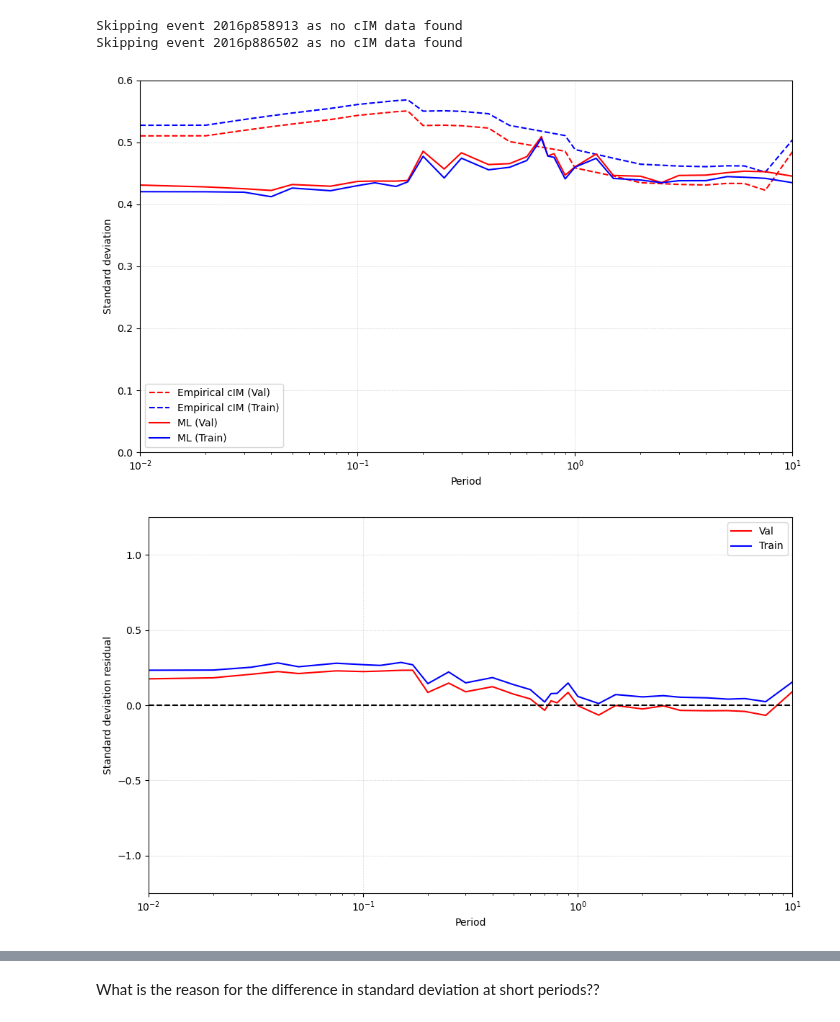
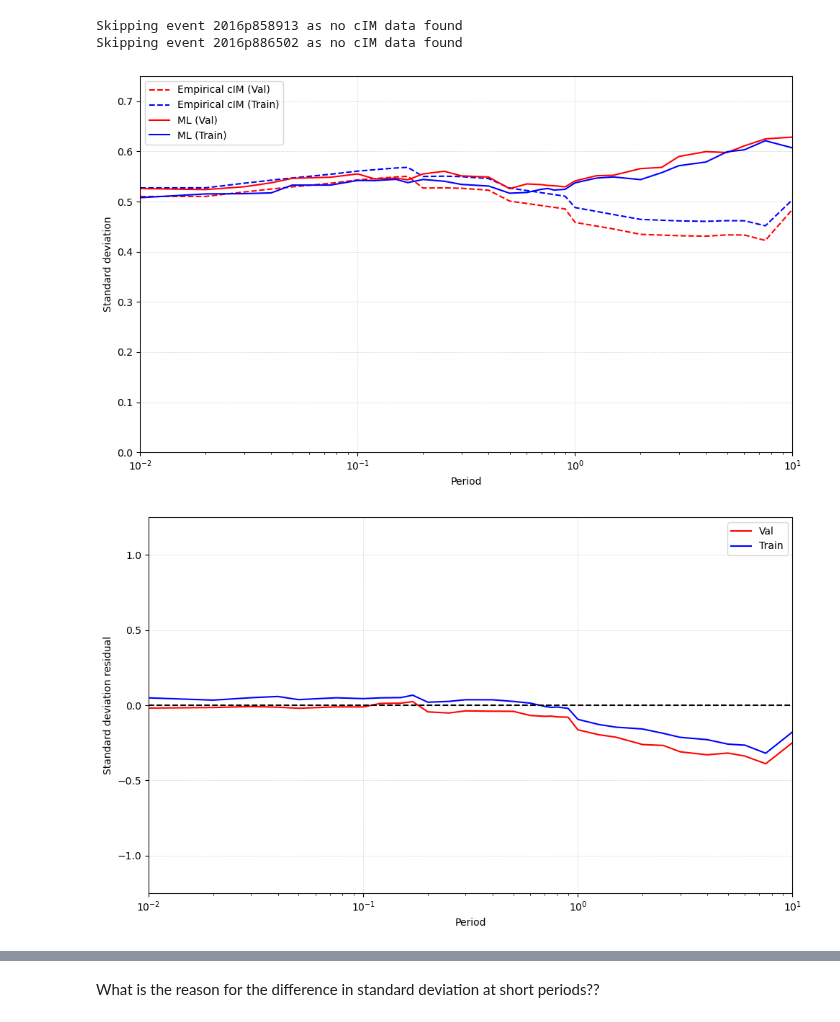
Before and after one commit to claudio525/post_event_gm_gnn, a Jupyter notebook: sim_ranking/explore/pred_std_comparison.ipynb, the cells around one changed output, grey strips where cells are left out. Saved outputs shown, nothing was run; the diff lists cells and outputs as text; code cells hidden in the pictures.

```diff
--- a/sim_ranking/explore/pred_std_comparison.ipynb
+++ b/sim_ranking/explore/pred_std_comparison.ipynb
@@ -11,7 +11,8 @@ import matplotlib.pyplot as plt
 import sim_ranking as sr
 import ml_tools as mlt
 # %%
-ml_results_dir=  Path("/Users/claudy/dev/work/data/sim_ranking/results/ml/0708_0758_syn_lb_20_100_SCweighted_L2Bal_perIM")
+# ml_results_dir=  Path("/Users/claudy/dev/work/data/sim_ranking/results/ml/0708_0758_syn_lb_20_100_SCweighted_L2Bal_perIM")
+ml_results_dir=  Path("/Users/claudy/dev/work/data/sim_ranking/results/ml/0709_1051_syn_lb_20_100_SCweighted_L2Bal")
 emp_results_dir = Path("/Users/claudy/dev/work/data/sim_ranking/results/20240301_comparison/synthethic/emp_cIM_perturbed_100r")
 
 db_ffp = Path("/Users/claudy/dev/work/data/sim_ranking/emp_realisations/perturbed_0313_100r/gm_db_emp.sqlite")
@@ -60,25 +61,25 @@ ml_std_cols = [f"{cur_key}_wstd" for cur_key in sr.constants.PSA_KEYS]
 # %%
 # Plot the standard deviation of the ML and the empirical cIM approach
 fig = plt.figure(figsize=(10, 6))
 
 plt.semilogx(sr.constants.PERIODS, val_emp_std_df[sr.constants.PSA_KEYS].mean(), label="Empirical cIM (Val)", c="r", linestyle="--")
 plt.semilogx(sr.constants.PERIODS, train_emp_std_df[sr.constants.PSA_KEYS].mean(), label="Empirical cIM (Train)", c="b", linestyle="--")
 
 plt.semilogx(sr.constants.PERIODS, val_sc_sum_df[ml_std_cols].mean(), label="ML (Val)", c="r")
 plt.semilogx(sr.constants.PERIODS, train_sc_sum_df[ml_std_cols].mean(), label="ML (Train)",  c="b")
 
 plt.xlabel("Period")
 plt.ylabel("Standard deviation")
 plt.legend()
 plt.grid(linewidth=0.5, alpha=0.5, linestyle="--")
 
 plt.xlim(0.01, 10)
-plt.ylim(0, 0.6)
+plt.ylim(0, 0.75)
 
 fig.tight_layout()
 plt.show()
 # %% [output]
-[figure, old version]
+[figure, new version]
 # %%
 # Plot the residual between the standard deviations of the ML and the empirical cIM approach
 fig = plt.figure(figsize=(10, 6))
@@ -98,7 +99,7 @@ plt.ylim(-1.25, 1.25)
 
 fig.tight_layout()
 # %% [output]
-[figure, old version]
+[figure, new version]
 # %%
 # Plot the bias wrt to observed, and the standard deviation of the ML and the empirical cIM approach
 fig, (ax1, ax2) = plt.subplots(1, 2, figsize=(14, 7), sharex=True)
```
Also changed, not shown: parts of 3 cells of this notebook, 2 other files.
